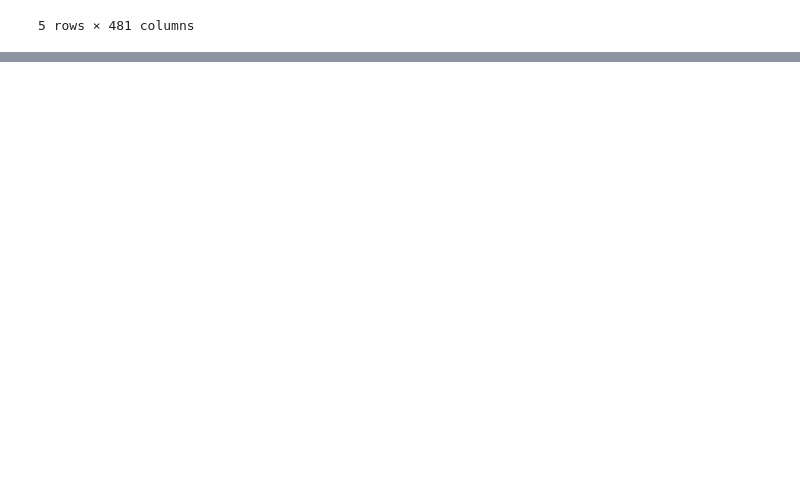
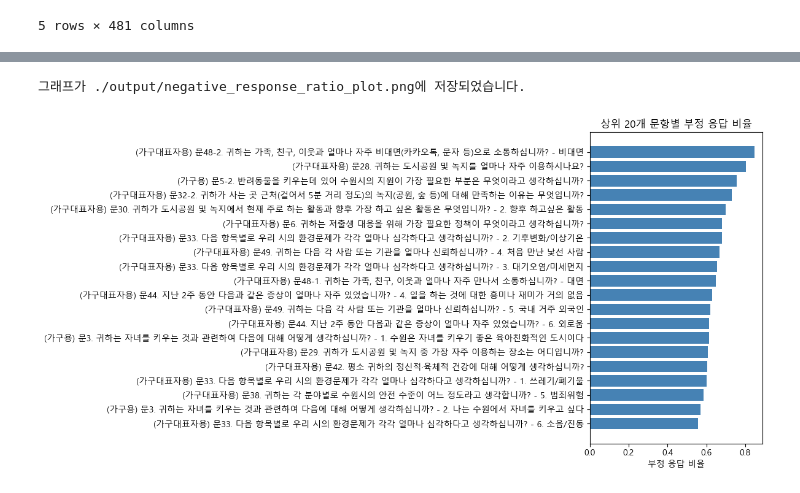
Before and after one commit to merware4969/suwon_dacon, a Jupyter notebook: survey_2024.ipynb, the cells around one changed output, grey strips where cells are left out. Saved outputs shown, nothing was run; the diff lists cells and outputs as text; code cells hidden in the pictures; blank space fills up the shorter version.

```diff
--- a/survey_2024.ipynb
+++ b/survey_2024.ipynb
@@ -553,0 +649,28 @@ display(df_mapped.head())
+# %%
+import pandas as pd
+import matplotlib.pyplot as plt
+
+# 부정 응답 비율 결과 불러오기
+result_path = './output/negative_ratio_final_results.csv'
+results = pd.read_csv(result_path)
+
+# 부정 응답 비율이 높은 상위 N개 문항 선택
+n_top = 20
+results_sorted = results.sort_values('neg_ratio', ascending=False).head(n_top)
+
+# 그래프 그리기
+plt.figure(figsize=(12, 6))
+# CJK 문자(한글 등)를 지원하는 폰트 지정
+plt.rcParams['font.family'] = 'Malgun Gothic'
+plt.barh(results_sorted['문항'][::-1], results_sorted['neg_ratio'][::-1], color='steelblue')
+plt.xlabel('부정 응답 비율')
+plt.title(f'상위 {n_top}개 문항별 부정 응답 비율')
+plt.tight_layout()
+
+# 그림 저장
+plot_path = './output/negative_response_ratio_plot.png'
+plt.savefig(plot_path)
+print(f'그래프가 {plot_path}에 저장되었습니다.')
+# %% [output]
+그래프가 ./output/negative_response_ratio_plot.png에 저장되었습니다.
+[figure, added]
```
Also changed, not shown: parts of 5 cells of this notebook, 1 other file.
